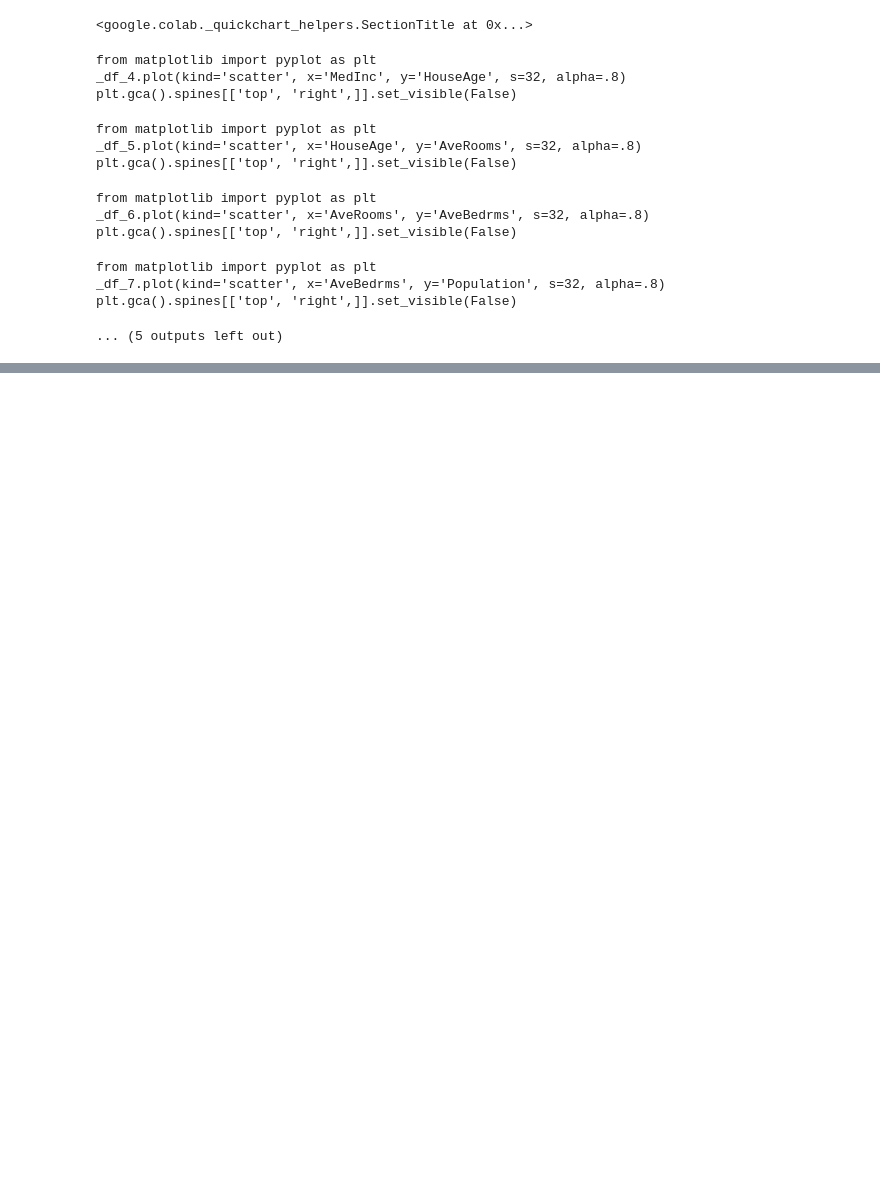
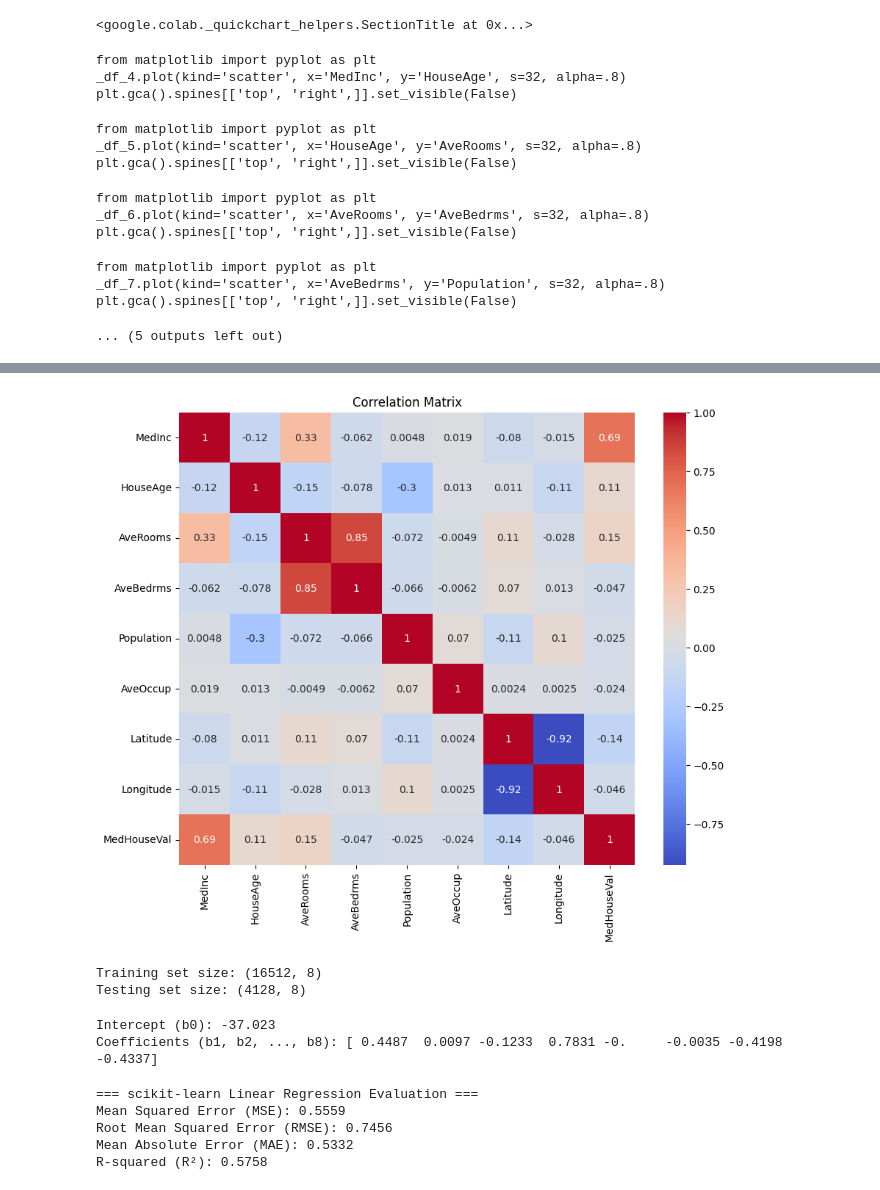
Before and after one commit to Abhijeet3407/Artifical-Inteligence, a Jupyter notebook: WEEK_2_Artificial_Intelligence.ipynb, the cells around one changed output, grey strips where cells are left out. Cells and saved outputs as stored; diff of their text form; code cells hidden in the pictures; blank space fills up the shorter version.

```diff
--- a/WEEK_2_Artificial_Intelligence.ipynb
+++ b/WEEK_2_Artificial_Intelligence.ipynb
@@ -184,0 +237,57 @@ plt.gca().spines[['top', 'right',]].set_visible(False)
+# %%
+# Correlation matrix
+plt.figure(figsize=(10,8))
+sns.heatmap(data.corr(), annot=True, cmap='coolwarm')
+plt.title('Correlation Matrix')
+plt.show()
+# %% [output]
+[figure, added]
+# %%
+#Step 4: Splitting the Dataset
+# Features and target variable
+X = data.drop('MedHouseVal', axis=1)
+y = data['MedHouseVal']
+
+# Splitting the dataset (80% train, 20% test)
+X_train, X_test, y_train, y_test = train_test_split(X, y, test_size=0.2, random_state=42)
+
+print(f"Training set size: {X_train.shape}")
+print(f"Testing set size: {X_test.shape}")
+# %% [output]
+Training set size: (16512, 8)
+Testing set size: (4128, 8)
+# %%
+#Step 5: Training the Linear Regression Model
+# Initialize the Linear Regression model
+lr_model = LinearRegression()
+
+# Train the model
+lr_model.fit(X_train, y_train)
+
+# Coefficients
+print("Intercept (b0):", round(lr_model.intercept_,3))
+print("Coefficients (b1, b2, ..., b8):",np.round(lr_model.coef_,4))
+# %% [output]
+Intercept (b0): -37.023
+Coefficients (b1, b2, ..., b8): [ 0.4487  0.0097 -0.1233  0.7831 -0.     -0.0035 -0.4198 -0.4337]
+# %%
+# Predictions on the test set
+y_pred = lr_model.predict(X_test)
+
+# Calculate evaluation metrics
+mse = mean_squared_error(y_test, y_pred)
+rmse = np.sqrt(mse)
+mae = mean_absolute_error(y_test, y_pred)
+r2 = r2_score(y_test, y_pred)
+
+print("=== scikit-learn Linear Regression Evaluation ===")
+print(f"Mean Squared Error (MSE): {mse:.4f}")
+print(f"Root Mean Squared Error (RMSE): {rmse:.4f}")
+print(f"Mean Absolute Error (MAE): {mae:.4f}")
+print(f"R-squared (R²): {r2:.4f}")
+# %% [output]
+=== scikit-learn Linear Regression Evaluation ===
+Mean Squared Error (MSE): 0.5559
+Root Mean Squared Error (RMSE): 0.7456
+Mean Absolute Error (MAE): 0.5332
+R-squared (R²): 0.5758
```
Also changed, not shown: parts of 11 cells of this notebook.
